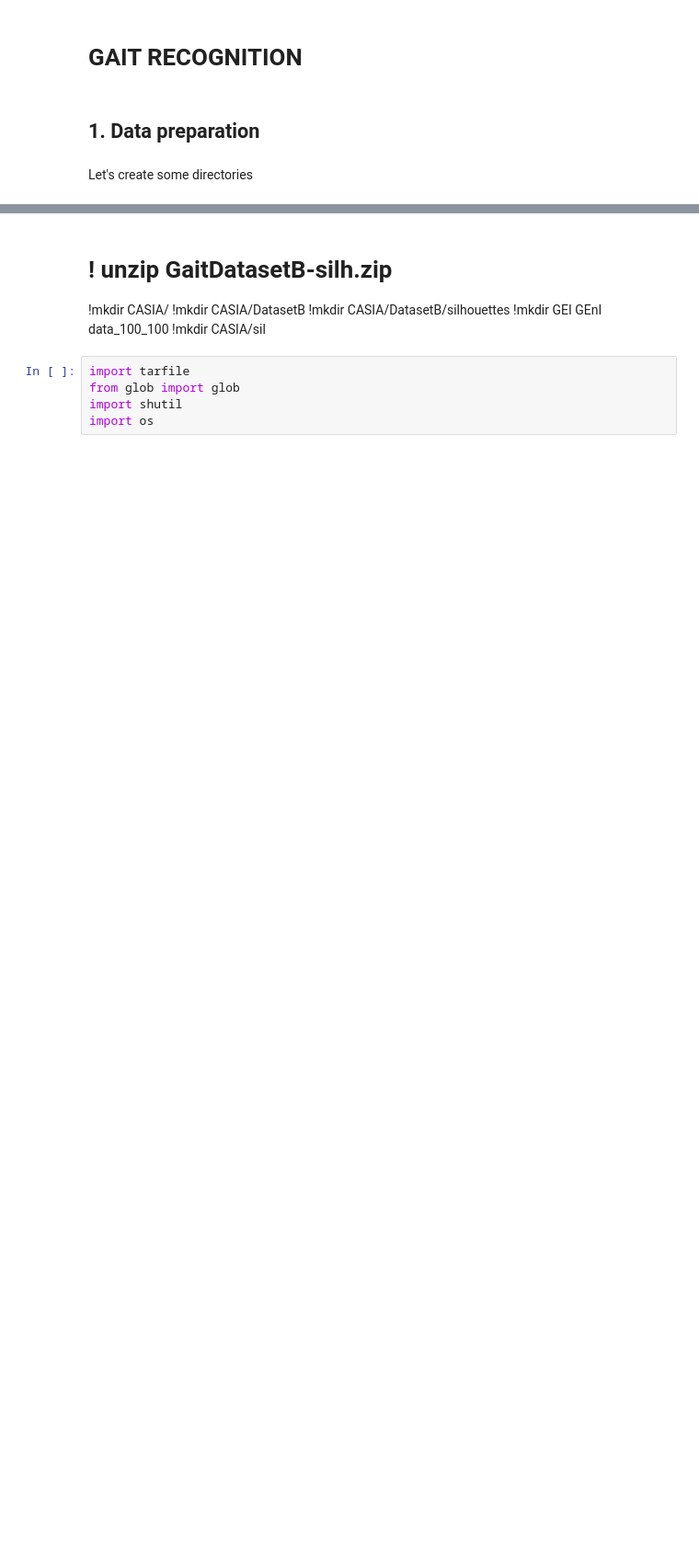
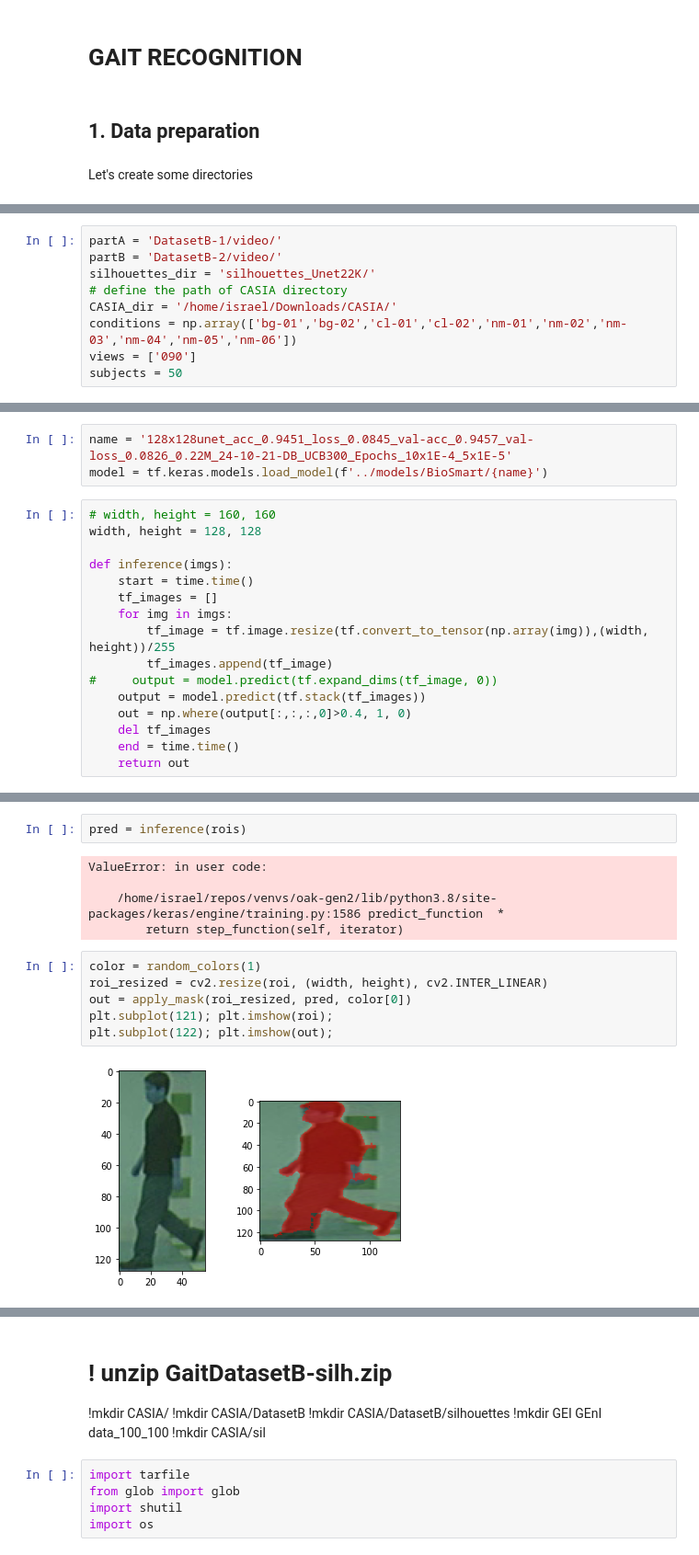
Before and after one commit to cidimec/UCB-squirrels, a Jupyter notebook: CASIA_utils/GaitV1.ipynb, the cells around one changed output, grey strips where cells are left out. Shown: that part at 92% size. Drawn from its saved outputs; the diff is of its cells as text; blank space fills up the shorter version.

Commit message:
predUCB running

```diff
--- a/CASIA_utils/GaitV1.ipynb
+++ b/CASIA_utils/GaitV1.ipynb
@@ -25,0 +13,9 @@ unzip:  cannot find or open CASIA/DatasetB/silhouettes/GaitDatasetB-silh.zip, CA
+# %%
+partA = 'DatasetB-1/video/'
+partB = 'DatasetB-2/video/'
+silhouettes_dir = 'silhouettes_Unet22K/'
+# define the path of CASIA directory
+CASIA_dir = '/home/israel/Downloads/CASIA/'
+conditions = np.array(['bg-01','bg-02','cl-01','cl-02','nm-01','nm-02','nm-03','nm-04','nm-05','nm-06'])
+views = ['090']
+subjects = 50
@@ -25,0 +95,19 @@ unzip:  cannot find or open CASIA/DatasetB/silhouettes/GaitDatasetB-silh.zip, CA
+# %%
+name = '128x128unet_acc_0.9451_loss_0.0845_val-acc_0.9457_val-loss_0.0826_0.22M_24-10-21-DB_UCB300_Epochs_10x1E-4_5x1E-5'
+model = tf.keras.models.load_model(f'../models/BioSmart/{name}')
+# %%
+# width, height = 160, 160
+width, height = 128, 128
+
+def inference(imgs):
+    start = time.time()
+    tf_images = []
+    for img in imgs:
+        tf_image = tf.image.resize(tf.convert_to_tensor(np.array(img)),(width, height))/255
+        tf_images.append(tf_image)
+#     output = model.predict(tf.expand_dims(tf_image, 0))
+    output = model.predict(tf.stack(tf_images))
+    out = np.where(output[:,:,:,0]>0.4, 1, 0)
+    del tf_images
+    end = time.time()
+    return out
@@ -25,0 +196,15 @@ unzip:  cannot find or open CASIA/DatasetB/silhouettes/GaitDatasetB-silh.zip, CA
+# %%
+pred = inference(rois)
+# %% [output]
+ValueError: in user code:
+
+    /home/israel/repos/venvs/oak-gen2/lib/python3.8/site-packages/keras/engine/training.py:1586 predict_function  *
+        return step_function(self, iterator)
+# %%
+color = random_colors(1)
+roi_resized = cv2.resize(roi, (width, height), cv2.INTER_LINEAR)
+out = apply_mask(roi_resized, pred, color[0])
+plt.subplot(121); plt.imshow(roi);
+plt.subplot(122); plt.imshow(out);
+# %% [output]
+[figure, added]
```
Also changed, not shown: parts of 24 cells of this notebook, 8 other files.
